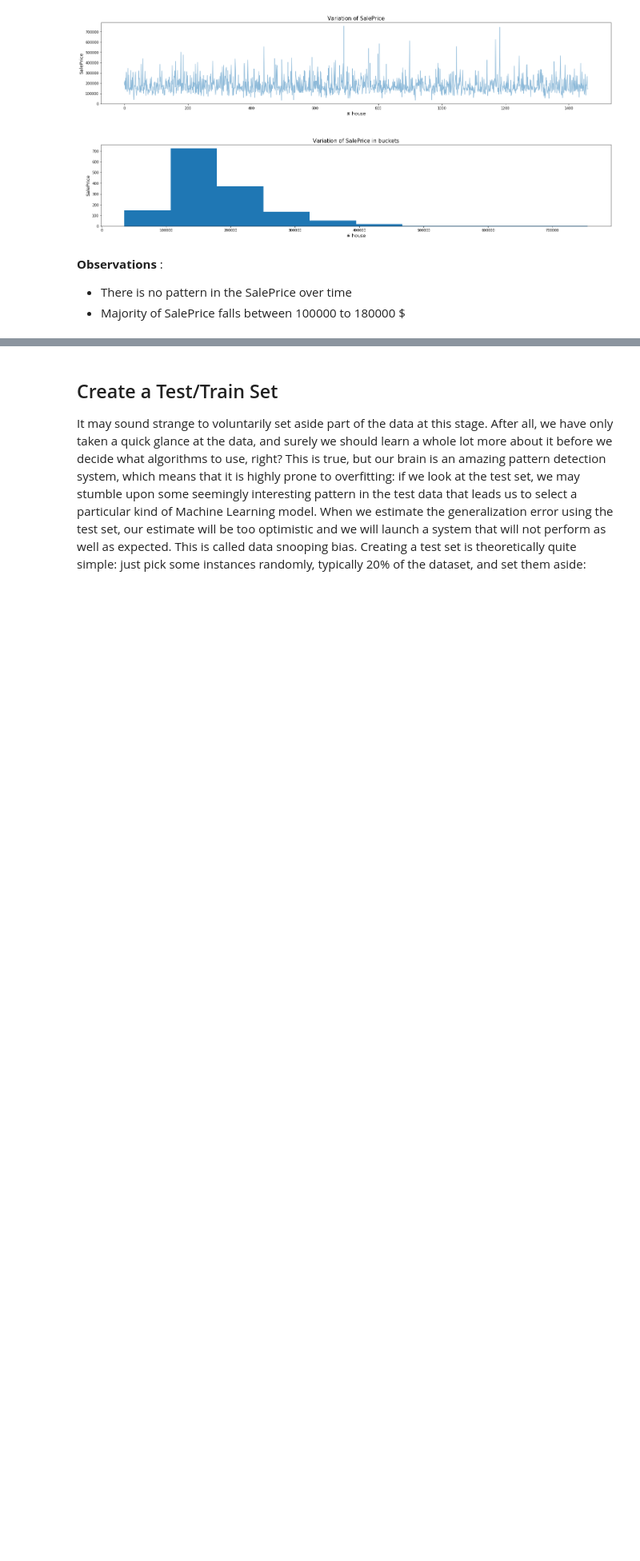
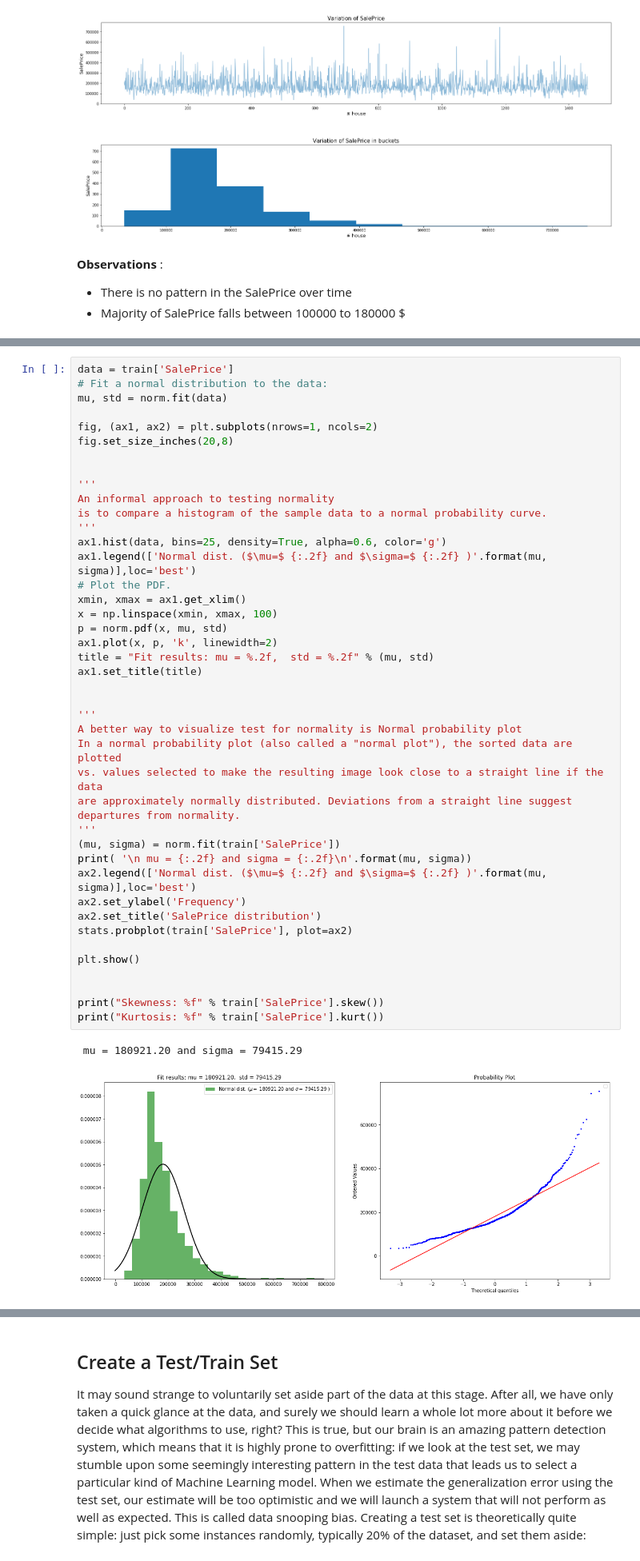
Before and after one commit to SamyaMaiti2012/datascience, a Jupyter notebook: regression/multiRegression/housing_price_estimate-Multiple_Regression_techniques.ipynb, the cells around one changed output, grey strips where cells are left out. Shown: that part at 80% size. Saved outputs shown, nothing was run; the diff lists cells and outputs as text; blank space fills up the shorter version.

Commit message:
Implemented logic for normal distribution testing.

```diff
--- a/regression/multiRegression/housing_price_estimate-Multiple_Regression_techniques.ipynb
+++ b/regression/multiRegression/housing_price_estimate-Multiple_Regression_techniques.ipynb
@@ -147,0 +161,45 @@ __Observations__ :
+# %%
+data = train['SalePrice']
+# Fit a normal distribution to the data:
+mu, std = norm.fit(data)
+
+fig, (ax1, ax2) = plt.subplots(nrows=1, ncols=2)
+fig.set_size_inches(20,8)
+
+
+'''
+An informal approach to testing normality
+is to compare a histogram of the sample data to a normal probability curve.
+'''
+ax1.hist(data, bins=25, density=True, alpha=0.6, color='g')
+ax1.legend(['Normal dist. ($\mu=$ {:.2f} and $\sigma=$ {:.2f} )'.format(mu, sigma)],loc='best')
+# Plot the PDF.
+xmin, xmax = ax1.get_xlim()
+x = np.linspace(xmin, xmax, 100)
+p = norm.pdf(x, mu, std)
+ax1.plot(x, p, 'k', linewidth=2)
+title = "Fit results: mu = %.2f,  std = %.2f" % (mu, std)
+ax1.set_title(title)
+
+
+'''
+A better way to visualize test for normality is Normal probability plot
+In a normal probability plot (also called a "normal plot"), the sorted data are plotted
+vs. values selected to make the resulting image look close to a straight line if the data
+are approximately normally distributed. Deviations from a straight line suggest departures from normality.
+'''
+(mu, sigma) = norm.fit(train['SalePrice'])
+print( '\n mu = {:.2f} and sigma = {:.2f}\n'.format(mu, sigma))
+ax2.legend(['Normal dist. ($\mu=$ {:.2f} and $\sigma=$ {:.2f} )'.format(mu, sigma)],loc='best')
+ax2.set_ylabel('Frequency')
+ax2.set_title('SalePrice distribution')
+stats.probplot(train['SalePrice'], plot=ax2)
+
+plt.show()
+
+
+print("Skewness: %f" % train['SalePrice'].skew())
+print("Kurtosis: %f" % train['SalePrice'].kurt())
+# %% [output]
+ mu = 180921.20 and sigma = 79415.29
+[figure, added]
```
Also changed, not shown: parts of 9 cells of this notebook.
